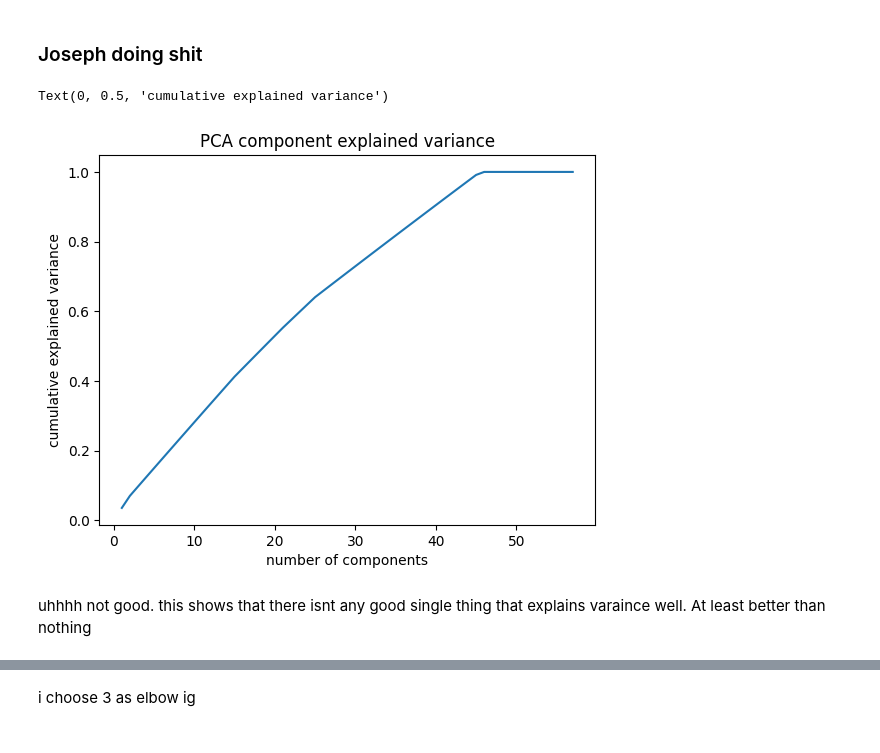
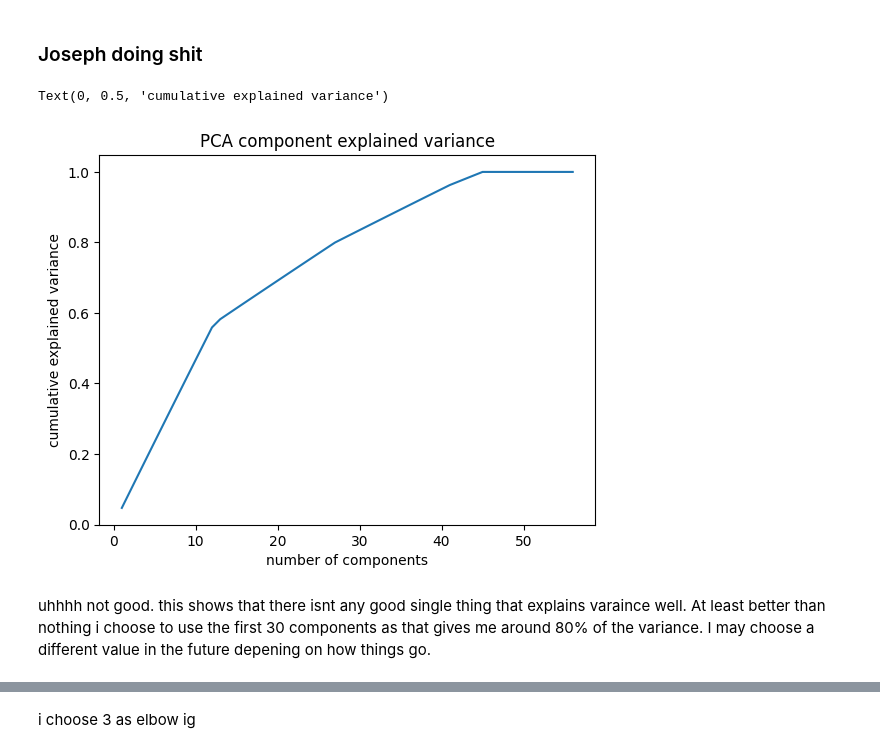
Before and after one commit to kchen3490/cmsc320-final, a Jupyter notebook: notebook.ipynb, the cells around one changed output, grey strips where cells are left out. Drawn from its saved outputs; the diff is of its cells as text; code cells hidden in the pictures.

```diff
--- a/notebook.ipynb
+++ b/notebook.ipynb
@@ -504,33 +504,34 @@ plot_clusters(X_pca, pca_labels, for_ml_heart_attack_df['Outcome'],
 # %%
 
 
 # def apply_pca(X_scaled, n_components=2): # applies PCA and returns the PCA object and transformed data
 #     pca = PCA(n_components)
 #     X_pca = pca.fit_transform(X_scaled)
 #     return pca, X_pca
 
 
 seed = 42
 # k_cluster = 3
 # X_scaled = StandardScaler().fit_transform(X)
-X_scaled = StandardScaler().fit_transform(X_train)
+# X_scaled = StandardScaler().fit_transform(X_train)
 
 pca = PCA()
 # X_pca = pca.fit_transform(X_scaled)
-pca.fit(X_scaled)
+# pca.fit(X_scaled)
+pca.fit(X_train)
 
 # pca, X_pca = apply_pca(X_scaled)
 # pca.explained_variance_ratio_
 
 plt.figure()
 plt.plot(range(1,len(pca.explained_variance_ratio_) + 1), pca.explained_variance_ratio_.cumsum())
 
 plt.title("PCA component explained variance")
 plt.xlabel("number of components")
 plt.ylabel("cumulative explained variance")
 # %% [output]
 Text(0, 0.5, 'cumulative explained variance')
-[figure, old version]
+[figure, new version]
 # %% [markdown]
-uhhhh not good. this shows that there isnt any good single thing that explains varaince well. At least better than nothing
+uhhhh not good. this shows that there isnt any good single thing that explains varaince well. At least better than nothing i choose to use the first 30 components as that gives me around 80% of the variance. I may choose a different value in the future depening on how things go.
 # %%
```
Also changed, not shown: parts of 22 cells of this notebook.
